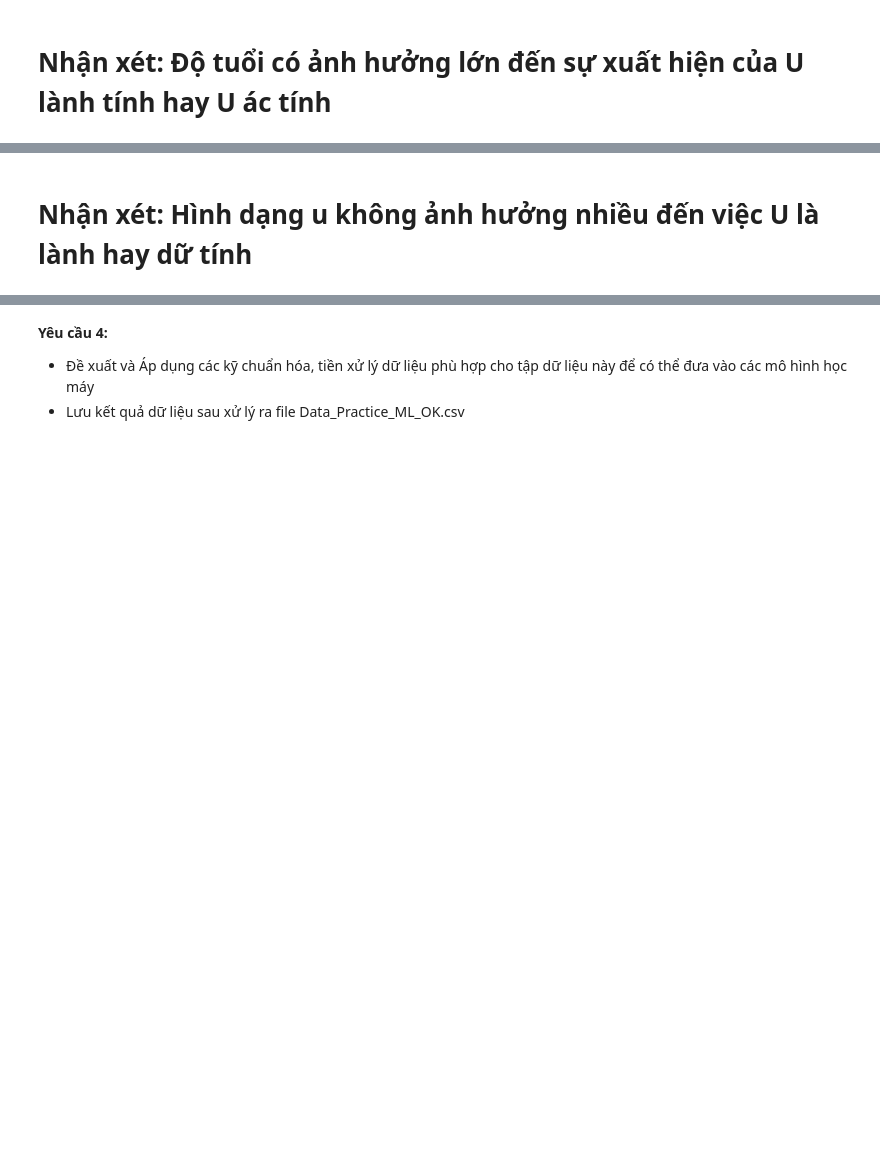
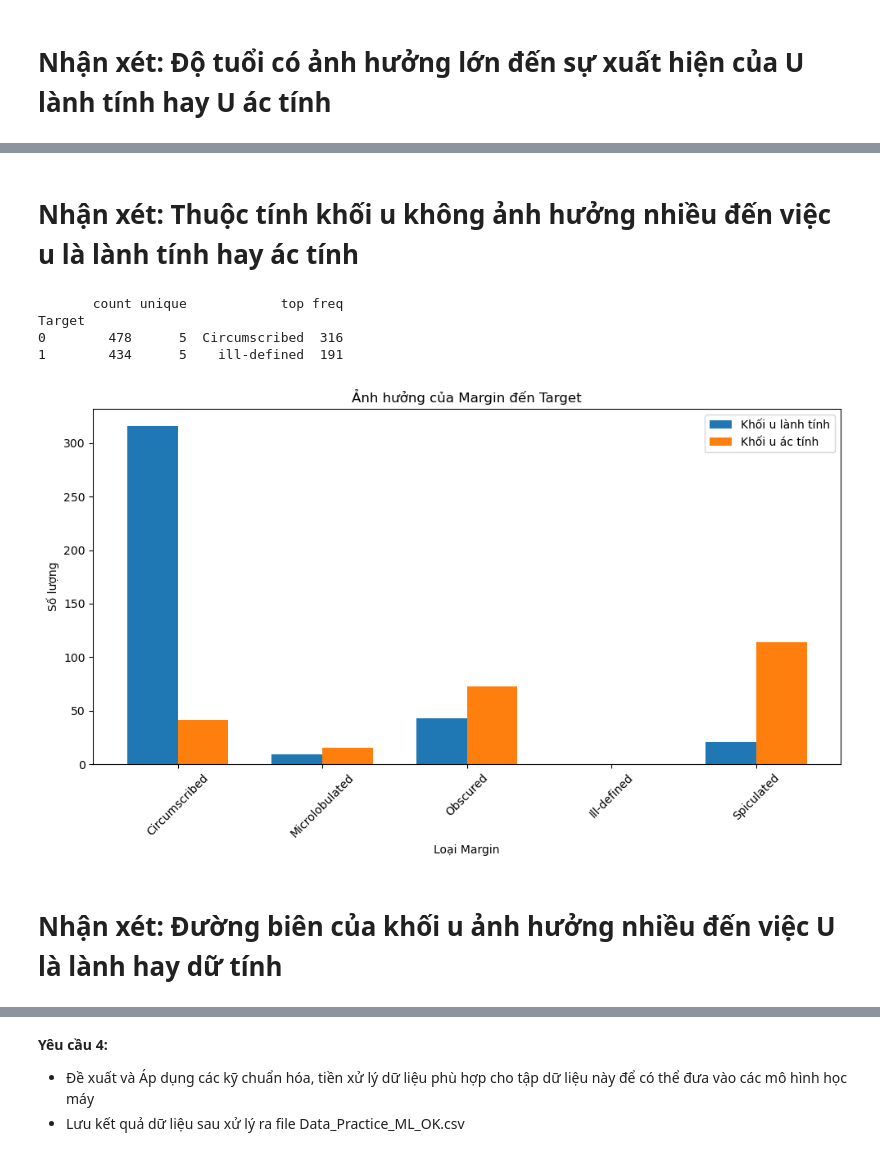
Before and after one commit to TuanPham0610/abc, a Jupyter notebook: Phan_2-20240226T063351Z-001/Phan_2/05_2121050107_Phạm Anh Tuấn_BaiTap.ipynb, the cells around one changed output, grey strips where cells are left out. Cells and saved outputs as stored; diff of their text form; code cells hidden in the pictures; blank space fills up the shorter version.

```diff
--- a/Phan_2-20240226T063351Z-001/Phan_2/MaNhom_MaSV_HotenSV_BaiTap.ipynb
+++ b/Phan_2-20240226T063351Z-001/Phan_2/05_2121050107_Phạm Anh Tuấn_BaiTap.ipynb
@@ -345,4 +345,36 @@ Target
 1        433      4  Irregular  315
 [figure]
+# %% [markdown]
+# Nhận xét: Thuộc tính khối u không ảnh hưởng nhiều đến việc u là lành tính hay ác tính
+# %%
+margin_target = df_practice.groupby('Target')['Margin'].describe()
+
+print(margin_target)
+
+
+
+margin_values = ['Circumscribed', 'Microlobulated', 'Obscured', 'Ill-defined', 'Spiculated']
+target_0_counts = [df_practice[df_practice['Target'] == 0]['Margin'].value_counts().get(margin, 0) for margin in margin_values]
+target_1_counts = [df_practice[df_practice['Target'] == 1]['Margin'].value_counts().get(margin, 0) for margin in margin_values]
+
+# Vẽ biểu đồ cột
+plt.figure(figsize=(10, 6))
+bar_width = 0.35
+index = range(len(margin_values))
+plt.bar(index, target_0_counts, bar_width, label='Khối u lành tính')
+plt.bar([i + bar_width for i in index], target_1_counts, bar_width, label='Khối u ác tính')
+plt.xlabel('Loại Margin')
+plt.ylabel('Số lượng')
+plt.title('Ảnh hưởng của Margin đến Target')
+plt.xticks([i + bar_width/2 for i in index], margin_values, rotation=45)
+plt.legend()
+plt.tight_layout()
+plt.show()
+# %% [output]
+       count unique            top freq
+Target
+0        478      5  Circumscribed  316
+1        434      5    ill-defined  191
+[figure, added]
 # %% [markdown]
-# Nhận xét: Hình dạng u không ảnh hưởng nhiều đến việc U là lành hay dữ tính
+# Nhận xét: Đường biên của khối u ảnh hưởng nhiều đến việc U là lành hay dữ tính
```
Also changed, not shown: parts of 7 cells of this notebook, 7 other files.
